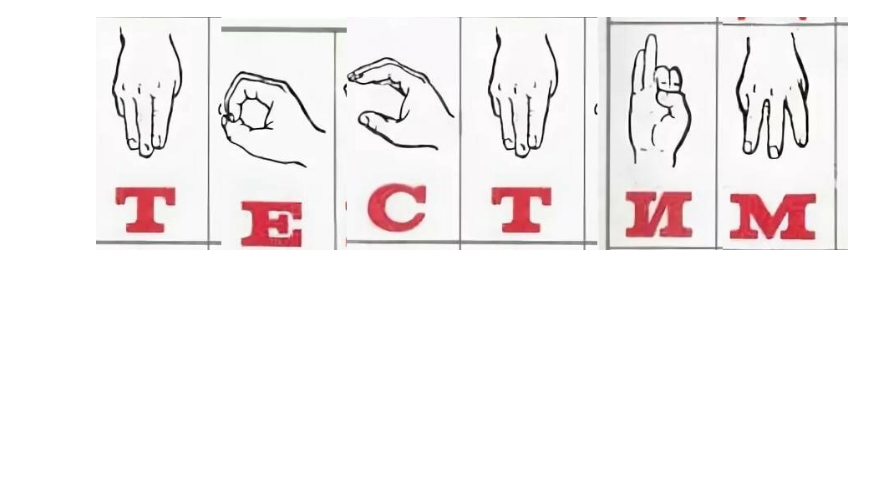
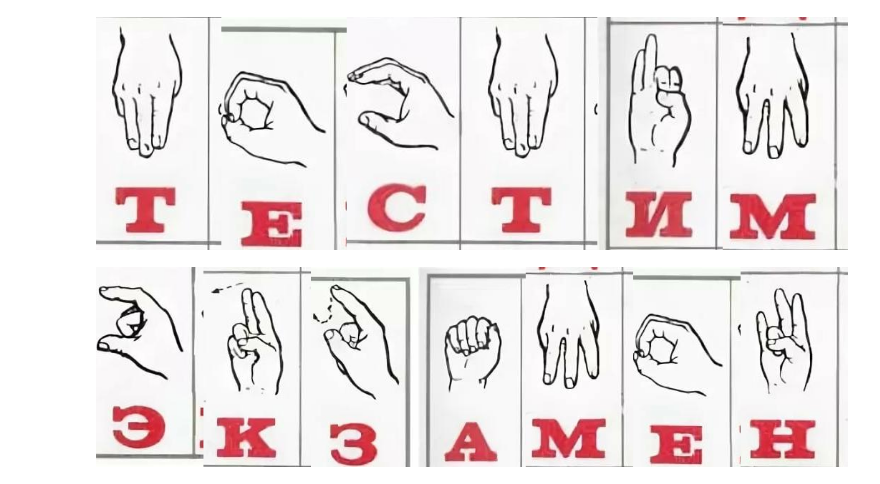
Before and after one commit to babybooops/programming_python, a Jupyter notebook: exam10/exam.ipynb, the cells around one changed output. Saved outputs shown, nothing was run; the diff lists cells and outputs as text; code cells hidden in the pictures; blank space fills up the shorter version.

Commit message:
экзамен

```diff
--- a/exam10/exam.ipynb
+++ b/exam10/exam.ipynb
@@ -90,3 +87,9 @@ split_images = split_image_by_image(Image.open('Alphabet gestures.jpg'), (8, 4))
 convert_word('тестим', split_images)
 # %% [output]
 [figure]
+# %%
+split_images = split_image_by_image(Image.open('Alphabet gestures.jpg'), (8, 4))
+
+convert_word('экзамен', split_images)
+# %% [output]
+[figure, added]
```
Also changed, not shown: parts of 3 cells of this notebook.
